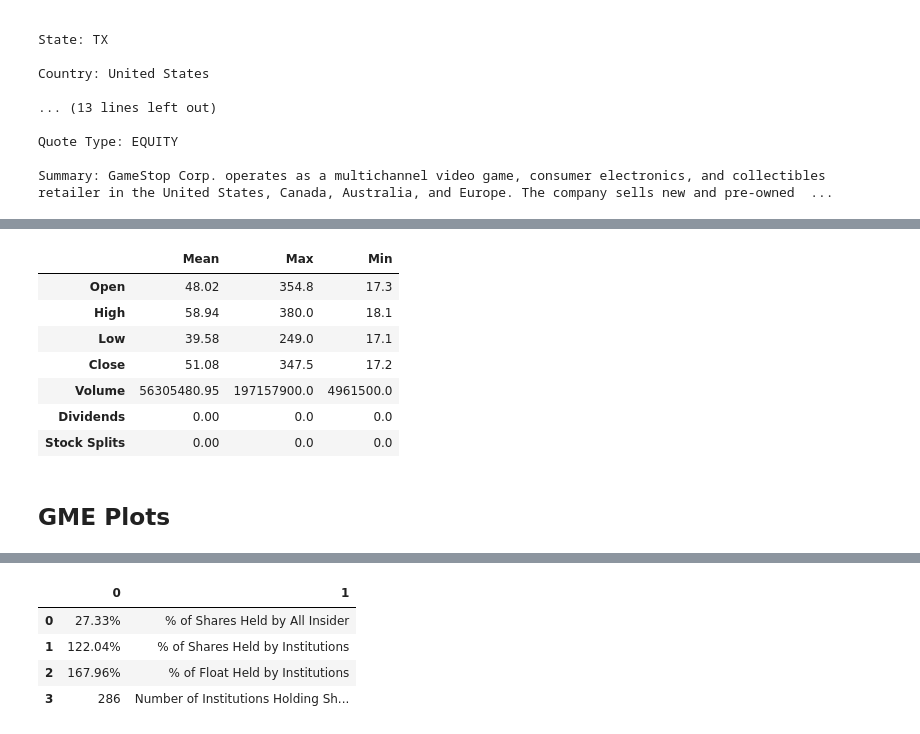
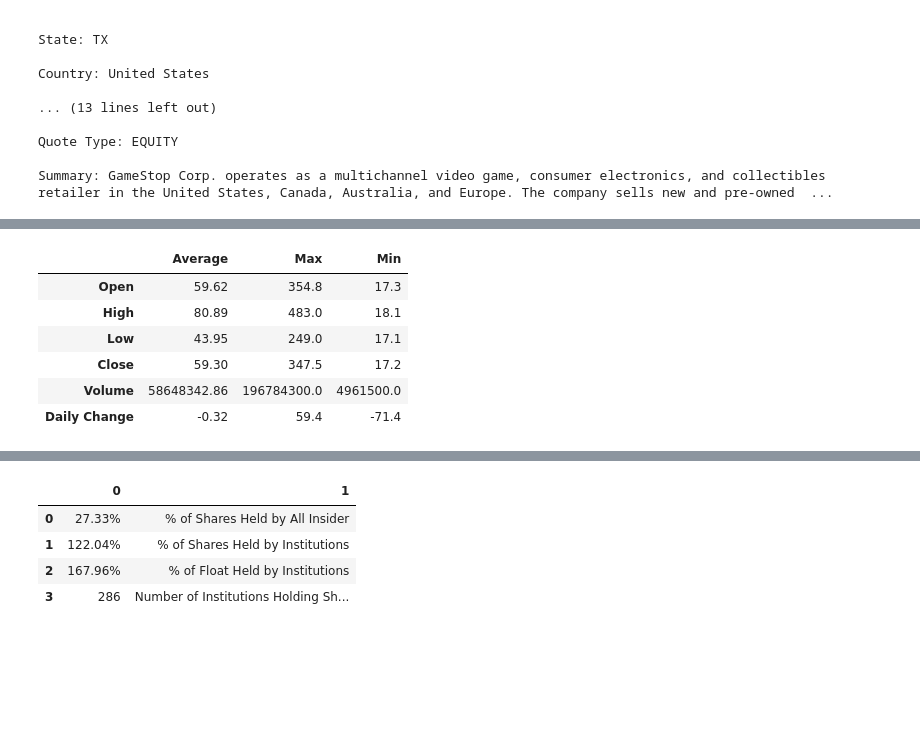
Before and after one commit to The-Short-Squeeze/GameStop-Data, a Jupyter notebook: gme-yfinance.ipynb, the cells around one changed output, grey strips where cells are left out. Saved outputs shown, nothing was run; the diff lists cells and outputs as text; code cells hidden in the pictures; blank space fills up the shorter version.

Commit message:
update graphs and clean up

```diff
--- a/gme-yfinance.ipynb
+++ b/gme-yfinance.ipynb
@@ -41,7 +13,11 @@ Note: you may need to restart the kernel to use updated packages.
 import yfinance as yf
 import pandas as pd
 import matplotlib.pyplot as plt
+import matplotlib.gridspec as gridspec
 import seaborn
+
+# Display all data frame rows
+pd.set_option('display.max_rows', None)
 
 gme = yf.Ticker("GME")
 
@@ -102,0 +58,11 @@ hist
+# %%
+# Get historical market data
+hist = gme.history(period="1mo")
+clean_hist = hist.drop(['Dividends', 'Stock Splits'], axis=1)
+
+difference = clean_hist['Close'] - clean_hist['Open']
+difference.to_frame()
+
+clean_hist = pd.concat([clean_hist,difference],axis=1)
+clean_hist = clean_hist.rename(columns={0:"Daily Change"})
+clean_hist
@@ -103,17 +88,14 @@ hist
 # %%
-mean = hist.mean().to_frame().rename(columns={0:"Mean"}).round(2)
-maxdf = hist.max().to_frame().rename(columns={0:"Max"}).round(1)
-mindf = hist.min().to_frame().rename(columns={0:"Min"}).round(1)
+mean = clean_hist.mean().to_frame().rename(columns={0:"Average"}).round(2)
+maxdf = clean_hist.max().to_frame().rename(columns={0:"Max"}).round(1)
+mindf = clean_hist.min().to_frame().rename(columns={0:"Min"}).round(1)
 stats = pd.concat([mean,maxdf,mindf],axis=1)
 stats
 # %% [output]
-|  | Mean | Max | Min |
-| Open | 48.02 | 354.8 | 17.3 |
-| High | 58.94 | 380.0 | 18.1 |
-| Low | 39.58 | 249.0 | 17.1 |
-| Close | 51.08 | 347.5 | 17.2 |
-| Volume | 56305480.95 | 197157900.0 | 4961500.0 |
-| Dividends | 0.00 | 0.0 | 0.0 |
-| Stock Splits | 0.00 | 0.0 | 0.0 |
+|  | Average | Max | Min |
+| Open | 59.62 | 354.8 | 17.3 |
+| High | 80.89 | 483.0 | 18.1 |
+| Low | 43.95 | 249.0 | 17.1 |
+| Close | 59.30 | 347.5 | 17.2 |
+| Volume | 58648342.86 | 196784300.0 | 4961500.0 |
+| Daily Change | -0.32 | 59.4 | -71.4 |
-# %% [markdown]
-## GME Plots
```
Also changed, not shown: parts of 20 cells of this notebook.
